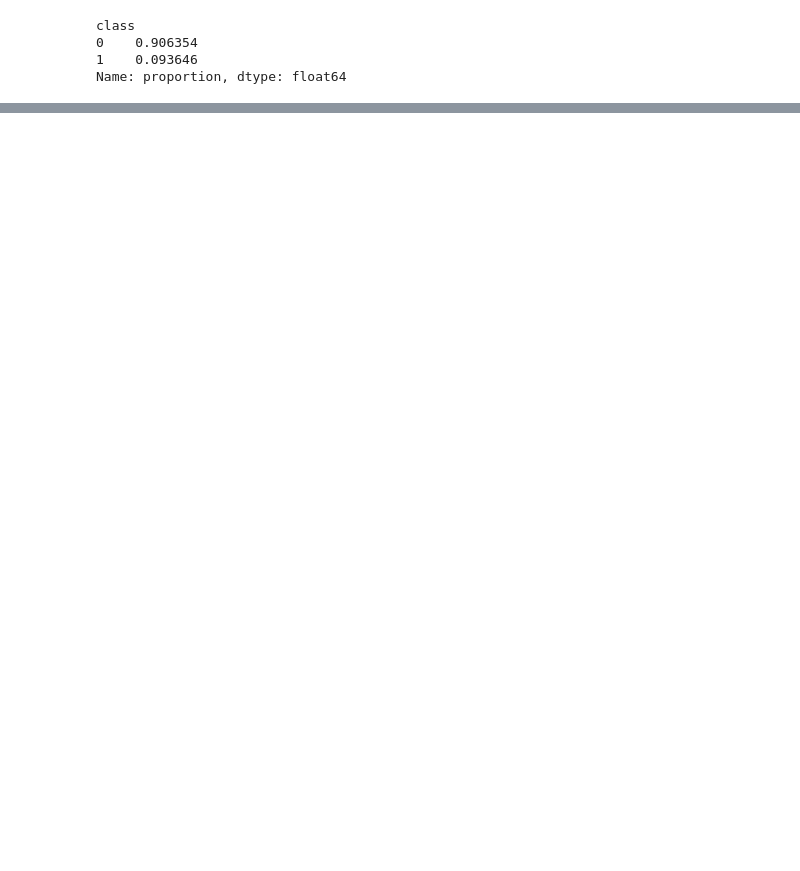
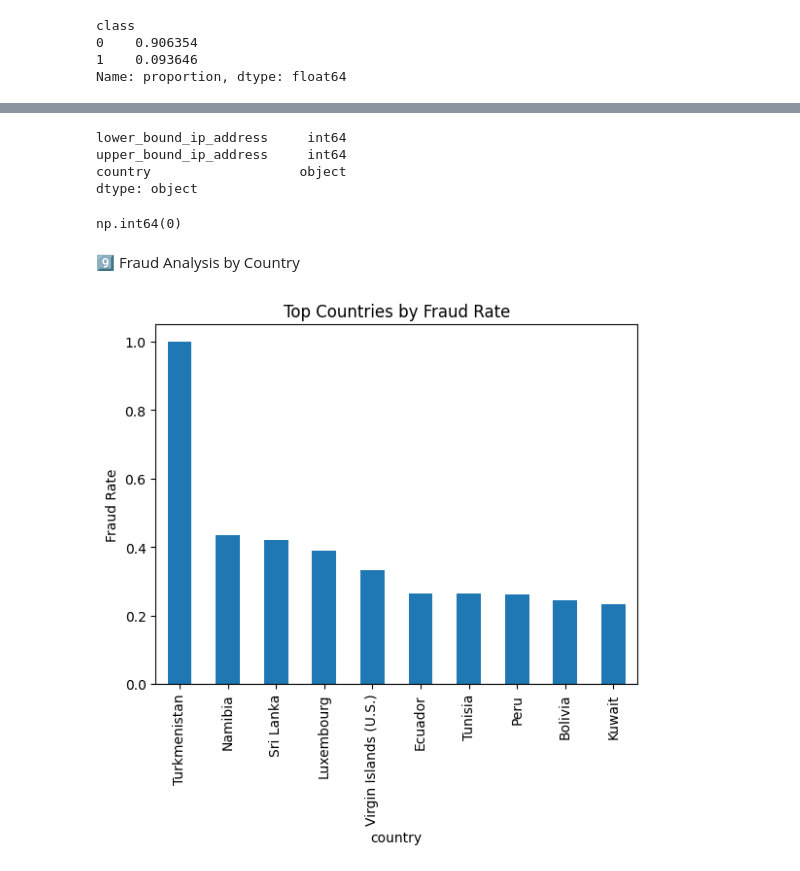
Before and after one commit to kaleb-menbere/fraud-detection, a Jupyter notebook: notebooks/eda-fraud-data.ipynb, the cells around one changed output, grey strips where cells are left out. Saved outputs shown, nothing was run; the diff lists cells and outputs as text; code cells hidden in the pictures; blank space fills up the shorter version.

```diff
--- a/notebooks/eda-fraud-data.ipynb
+++ b/notebooks/eda-fraud-data.ipynb
@@ -67,0 +118,4 @@ sns.countplot(x='hour', hue='class', data=df)
+# %%
+ip_df = pd.read_csv("../data/raw/IpAddress_to_Country.csv")
+
+ip_df = ip_df.sort_values('lower_bound_ip_address')
@@ -67,0 +130,41 @@ sns.countplot(x='hour', hue='class', data=df)
+# %%
+ip_df['lower_bound_ip_address'] = ip_df['lower_bound_ip_address'].astype('int64')
+ip_df['upper_bound_ip_address'] = ip_df['upper_bound_ip_address'].astype('int64')
+# %%
+ip_df.dtypes
+# %% [output]
+lower_bound_ip_address     int64
+upper_bound_ip_address     int64
+country                   object
+dtype: object
+# %%
+df = pd.merge_asof(
+    df,
+    ip_df,
+    left_on='ip_int',
+    right_on='lower_bound_ip_address',
+    direction='backward'
+)
+# %%
+df = df[df['ip_int'] <= df['upper_bound_ip_address']]
+# %%
+df[['ip_address', 'ip_int', 'country']].head(10)
+df['country'].isna().sum()
+# %% [output]
+np.int64(0)
+# %% [markdown]
+9️⃣ Fraud Analysis by Country
+# %%
+country_fraud = (
+    df.groupby('country')['class']
+      .mean()
+      .sort_values(ascending=False)
+      .head(10)
+)
+
+country_fraud.plot(kind='bar')
+plt.title("Top Countries by Fraud Rate")
+plt.ylabel("Fraud Rate")
+plt.show()
+# %% [output]
+[figure, added]
```
Also changed, not shown: parts of 26 cells of this notebook, 1 other file.
